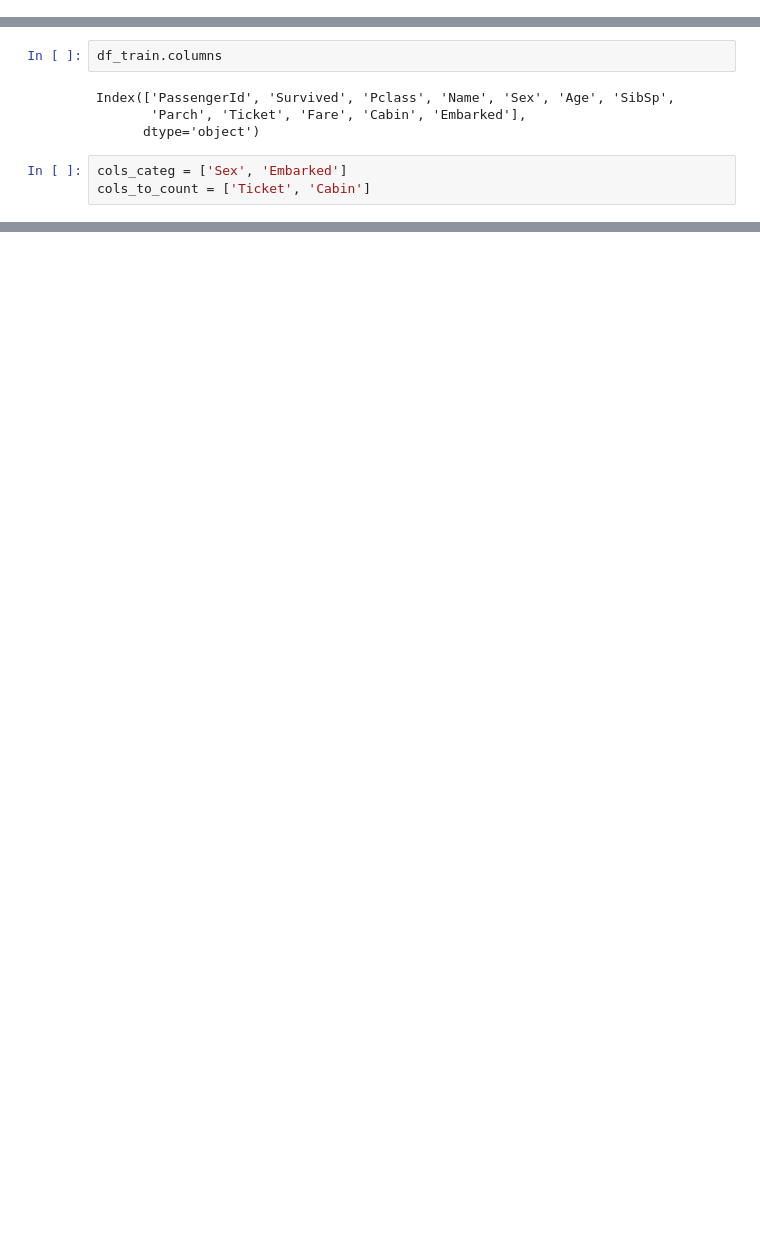
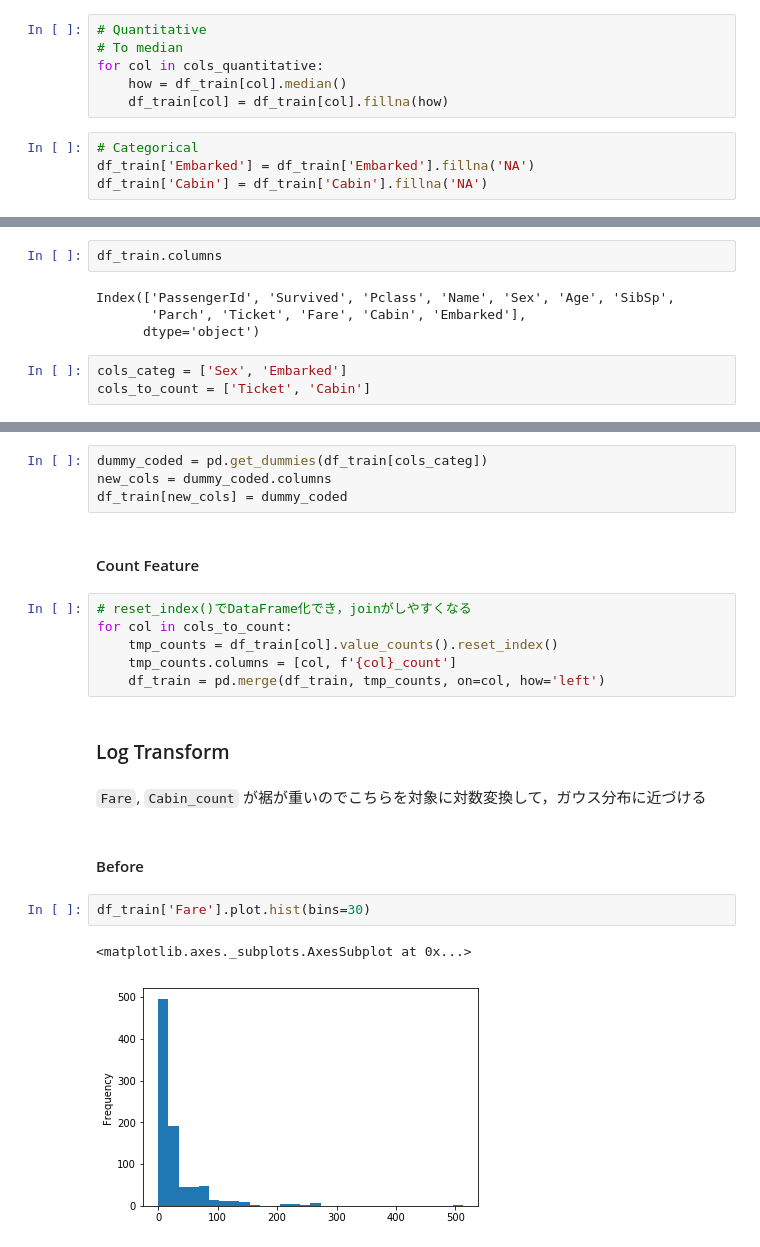
Before and after one commit to ababa831/sagemaker_mlops_demo, a Jupyter notebook: custom_algorithms/kaggle_titanic/logistic_regression/container/api/apps/experiments/titanic_sklearn_logistic_regression_sample_experiment.ipynb, the cells around one changed output, grey strips where cells are left out. Cells and saved outputs as stored; diff of their text form; blank space fills up the shorter version.

```diff
--- a/custom_algorithms/kaggle_titanic/logistic_regression/container/api/apps/experiments/titanic_sklearn_logistic_regression_sample_experiment.ipynb
+++ b/custom_algorithms/kaggle_titanic/logistic_regression/container/api/apps/experiments/titanic_sklearn_logistic_regression_sample_experiment.ipynb
@@ -159,0 +168,10 @@ df_train['Embarked'].fillna('NA').value_counts().plot.bar()
+# %%
+# Quantitative
+# To median
+for col in cols_quantitative:
+    how = df_train[col].median()
+    df_train[col] = df_train[col].fillna(how)
+# %%
+# Categorical
+df_train['Embarked'] = df_train['Embarked'].fillna('NA')
+df_train['Cabin'] = df_train['Cabin'].fillna('NA')
@@ -170,0 +212,23 @@ cols_to_count = ['Ticket', 'Cabin']
+# %%
+dummy_coded = pd.get_dummies(df_train[cols_categ])
+new_cols = dummy_coded.columns
+df_train[new_cols] = dummy_coded
+# %% [markdown]
+#### Count Feature
+# %%
+# reset_index()でDataFrame化でき，joinがしやすくなる
+for col in cols_to_count:
+    tmp_counts = df_train[col].value_counts().reset_index()
+    tmp_counts.columns = [col, f'{col}_count']
+    df_train = pd.merge(df_train, tmp_counts, on=col, how='left')
+# %% [markdown]
+### Log Transform
+# %% [markdown]
+`Fare`, `Cabin_count` が裾が重いのでこちらを対象に対数変換して，ガウス分布に近づける
+# %% [markdown]
+#### Before
+# %%
+df_train['Fare'].plot.hist(bins=30)
+# %% [output]
+<matplotlib.axes._subplots.AxesSubplot at 0x...>
+[figure, added]
```
Also changed, not shown: parts of 31 cells of this notebook.
